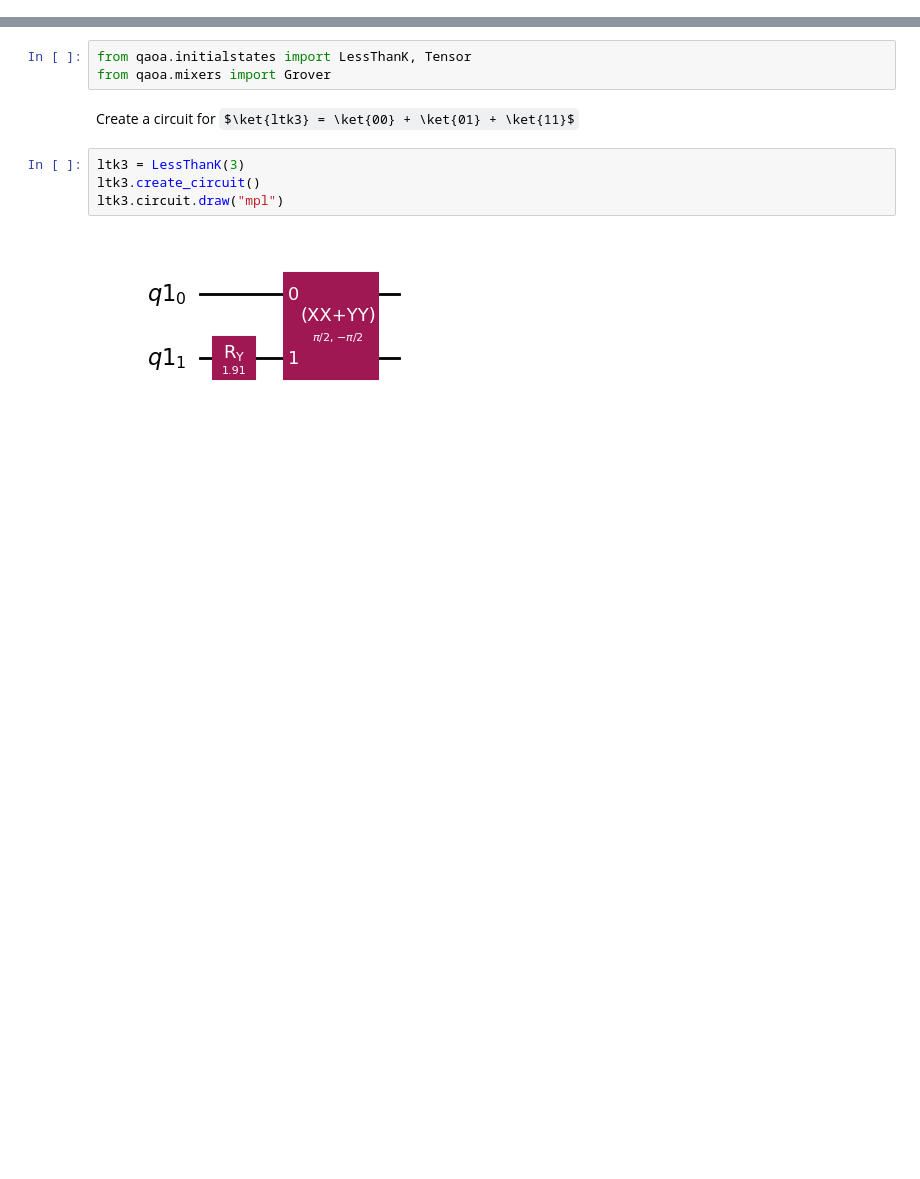
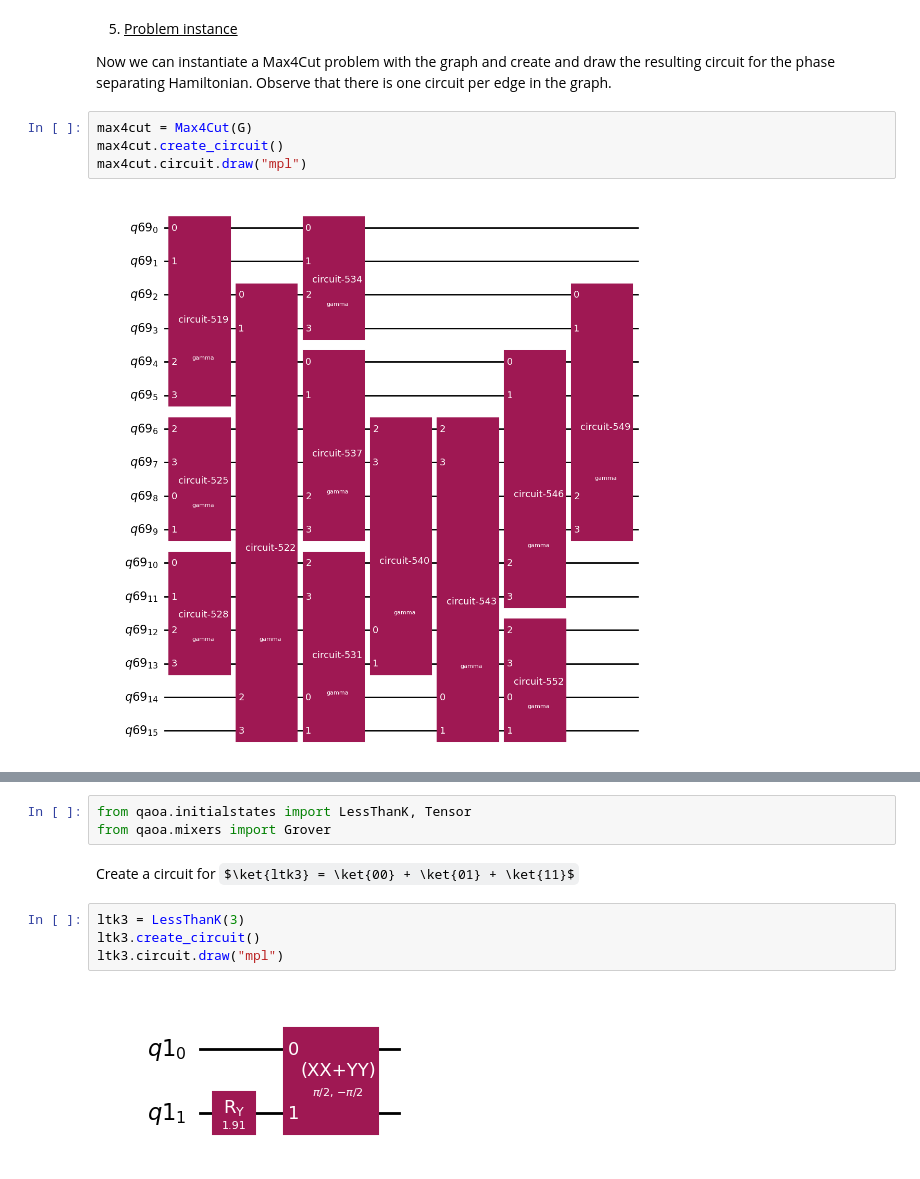
Before and after one commit to OpenQuantumComputing/QAS2024, a Jupyter notebook: Constrained Mixers.ipynb, the cells around one changed output, grey strips where cells are left out. Cells and saved outputs as stored; diff of their text form; some formulas as TeX source; blank space fills up the shorter version.

```diff
--- a/Constrained Mixers.ipynb
+++ b/Constrained Mixers.ipynb
@@ -0,0 +106,10 @@
+# %% [markdown]
+5. <u>Problem instance</u>
+
+Now we can instantiate a Max4Cut problem with the graph and create and draw the resulting circuit for the phase separating Hamiltonian. Observe that there is one circuit per edge in the graph.
+# %%
+max4cut = Max4Cut(G)
+max4cut.create_circuit()
+max4cut.circuit.draw("mpl")
+# %% [output]
+[figure, added]
```
Also changed, not shown: parts of 20 cells of this notebook, 1 other file.
